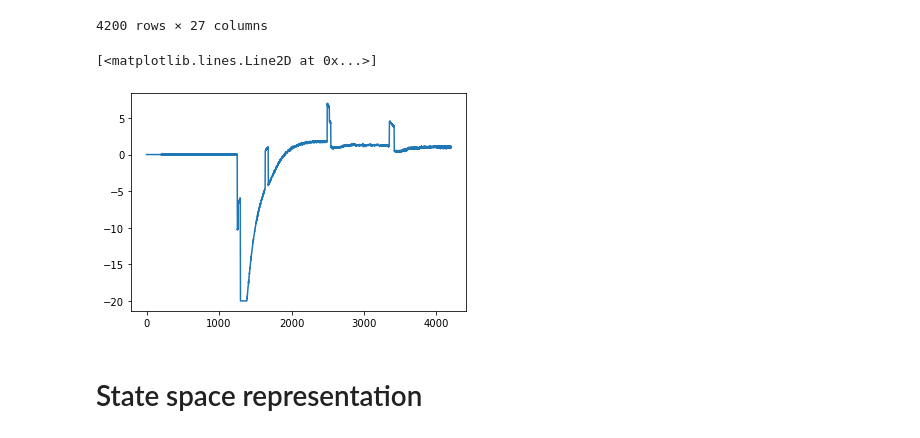
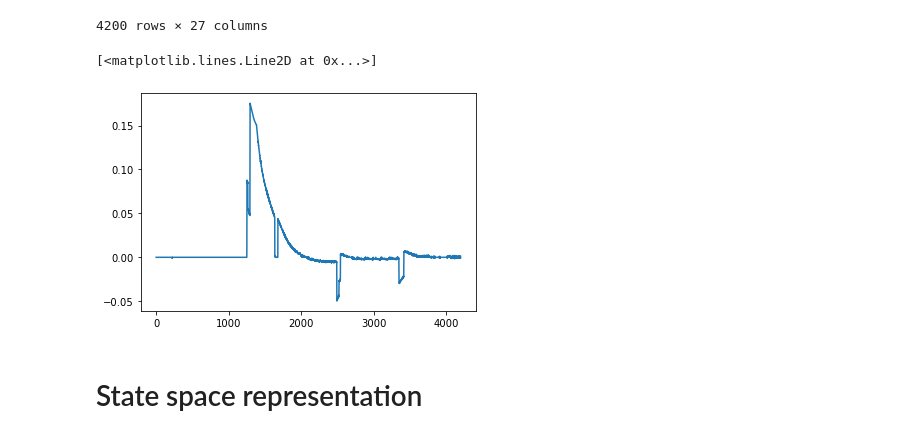
Before and after one commit to frederikt0ft/ROTV-modeling-and-control, a Jupyter notebook: Control/Control_Development.ipynb, the cells around one changed output. Cells and saved outputs as stored; diff of their text form; code cells hidden in the pictures.

```diff
--- a/Control/Control_Development.ipynb
+++ b/Control/Control_Development.ipynb
@@ -20,10 +20,10 @@ display(df)
 | 4199 | 0.000000 | 0.0000 | 0.001174 | 4.675235 | -1.701633 | 0.196780 | 0.0 | 0.0 | 0.0 | ... |
 4200 rows × 27 columns
 # %%
-plt.plot(df["u1"])
+plt.plot(df["acc_z"])
 # %% [output]
 [<matplotlib.lines.Line2D at 0x...>]
-[figure, old version]
+[figure, new version]
 # %% [markdown]
 # State space representation
 # %% [markdown]
```
Also changed, not shown: 1 other file.
